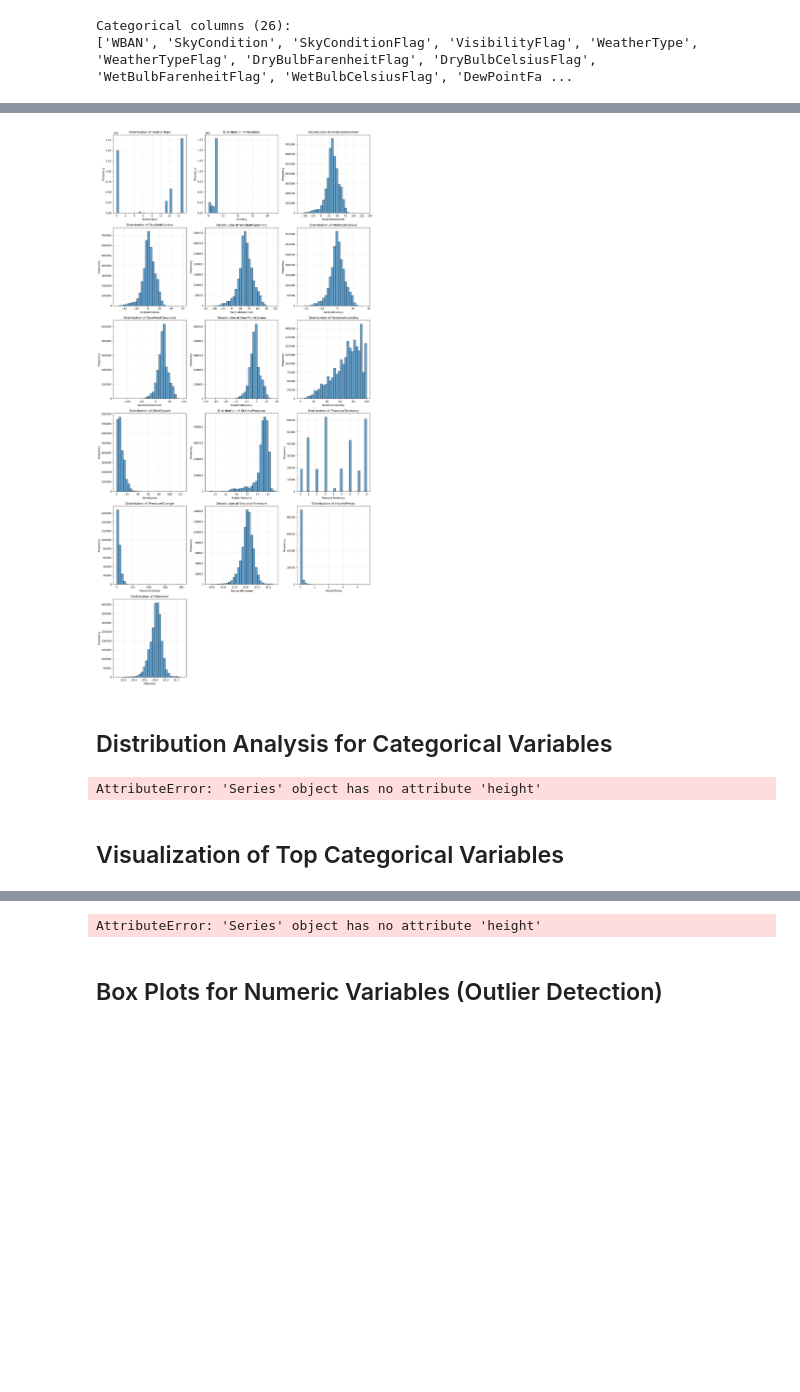
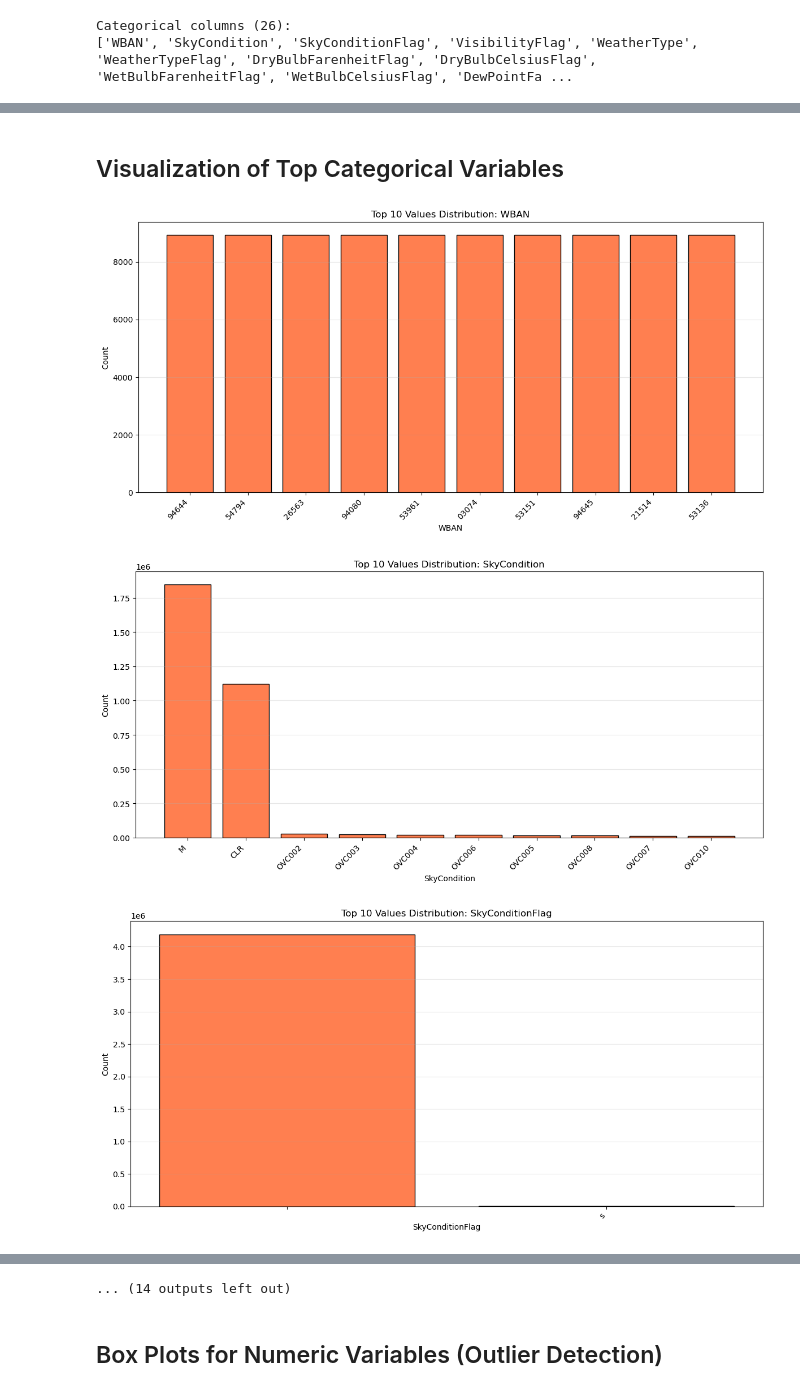
Before and after one commit to MalikChettihIA/Emiasd-FlightProject, a Jupyter notebook: work/notebooks/Flights/DataExploration/OT/Weather EDA.ipynb, the cells around one changed output, grey strips where cells are left out. Cells and saved outputs as stored; diff of their text form; code cells hidden in the pictures; blank space fills up the shorter version.

```diff
--- a/work/notebooks/Flights/DataExploration/OT/Weather EDA.ipynb
+++ b/work/notebooks/Flights/DataExploration/OT/Weather EDA.ipynb
@@ -340,85 +336,31 @@ Categorical columns (26):
-# %%
-import matplotlib.pyplot as plt
-import numpy as np
-
-
-def plot_numeric_distributions(df, columns, cols_per_row=3):
-    non_null_cols = [col for col in columns if df[col].null_count() < df.height]
-
-    if not non_null_cols:
-        print("No numeric columns with non-null values found")
-        return
-
-    num_cols = len(non_null_cols)
-    rows = (num_cols + cols_per_row - 1) // cols_per_row
-
-    fig, axes = plt.subplots(rows, cols_per_row, figsize=(15, 5 * rows))
-    axes = axes.flatten() if num_cols > 1 else [axes]
-
-    for idx, col in enumerate(non_null_cols):
-        ax = axes[idx]
-        data = df[col].drop_nulls()
-        ax.hist(data, bins=30, edgecolor='black', alpha=0.7)
-        ax.set_title(f'Distribution of {col}')
-        ax.set_xlabel(col)
-        ax.set_ylabel('Frequency')
-        ax.grid(True, alpha=0.3)
-
-    for idx in range(num_cols, len(axes)):
-        fig.delaxes(axes[idx])
-
-    plt.tight_layout()
-    plt.show()
-
-plot_numeric_distributions(df, numeric_columns)
-# %% [output]
-[figure, removed]
-# %% [markdown]
-## Distribution Analysis for Categorical Variables
-# %%
-def analyze_categorical_distributions(df, columns, top_n=10):
-    for col in columns:
-        non_null_count = df[col].drop_nulls().height
-
-        if non_null_count == 0:
-            print(f"\n{col}: All values are null")
-            continue
-
-        print(f"\n{'=' * 60}")
-        print(f"Column: {col}")
-        print(f"Non-null count: {non_null_count:,}")
-        print(f"Unique values: {df[col].n_unique()}")
-
-        value_counts = df.group_by(col).count().sort("count", descending=True).head(top_n)
-        print(f"\nTop {top_n} most common values:")
-        print(value_counts)
-
-
-analyze_categorical_distributions(df, categorical_columns)
-# %% [output]
-AttributeError: 'Series' object has no attribute 'height'
-# %% [markdown]
-## Visualization of Top Categorical Variables
+# %% [markdown]
+## Visualization of Top Categorical Variables
 # %%
+import pandas as pd
+import matplotlib.pyplot as plt
+
 def plot_categorical_distributions(df, columns, top_n=10):
-    non_null_cols = [col for col in columns if df[col].drop_nulls().height > 0]
+    non_null_cols = [col for col in columns if len(df[col].drop_nulls())  > 0]
 
     for col in non_null_cols:
         value_counts = df.group_by(col).count().sort("count", descending=True).head(top_n).to_pandas()
 
         if len(value_counts) == 0:
             continue
 
         plt.figure(figsize=(12, 6))
         plt.bar(range(len(value_counts)), value_counts['count'], color='coral', edgecolor='black')
         plt.xticks(range(len(value_counts)), value_counts[col], rotation=45, ha='right')
         plt.title(f'Top {top_n} Values Distribution: {col}')
         plt.xlabel(col)
         plt.ylabel('Count')
         plt.grid(True, alpha=0.3, axis='y')
         plt.tight_layout()
         plt.show()
 
 
 plot_categorical_distributions(df, categorical_columns)
 # %% [output]
+[figure, added]
+[figure, added]
+[figure, added]
@@ -425,4 +376,4 @@ plot_categorical_distributions(df, categorical_columns)
-AttributeError: 'Series' object has no attribute 'height'
+... (14 outputs left out)
 # %% [markdown]
 ## Box Plots for Numeric Variables (Outlier Detection)
 # %%
```
Also changed, not shown: parts of 12 cells of this notebook, 38 other files.
